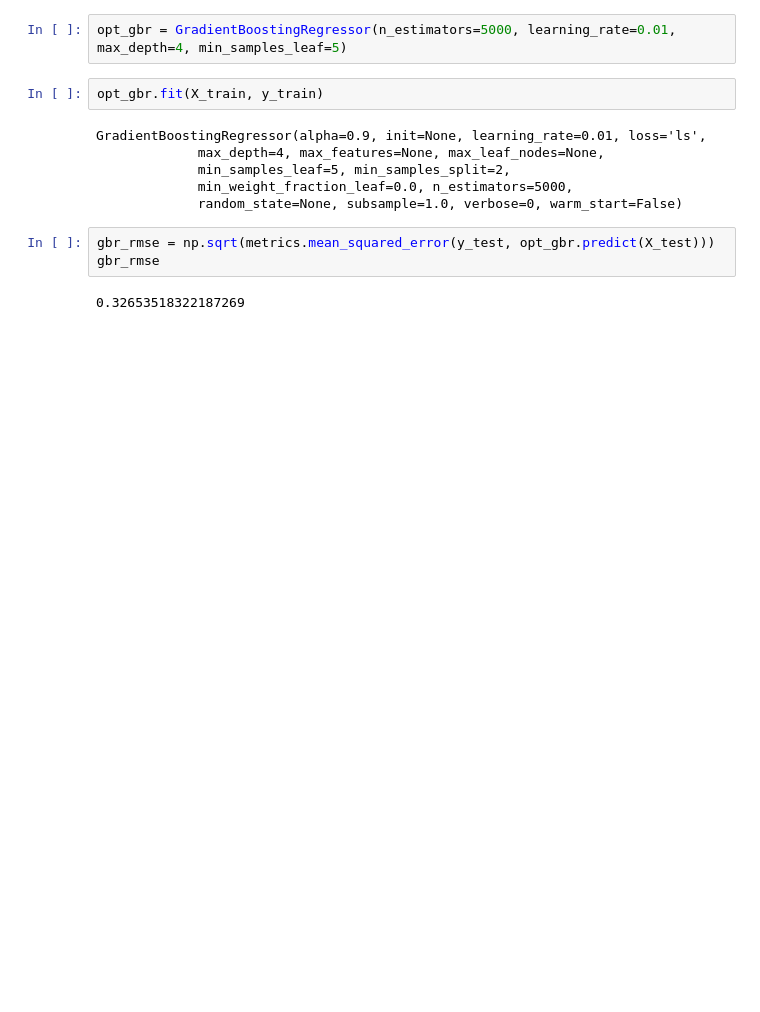
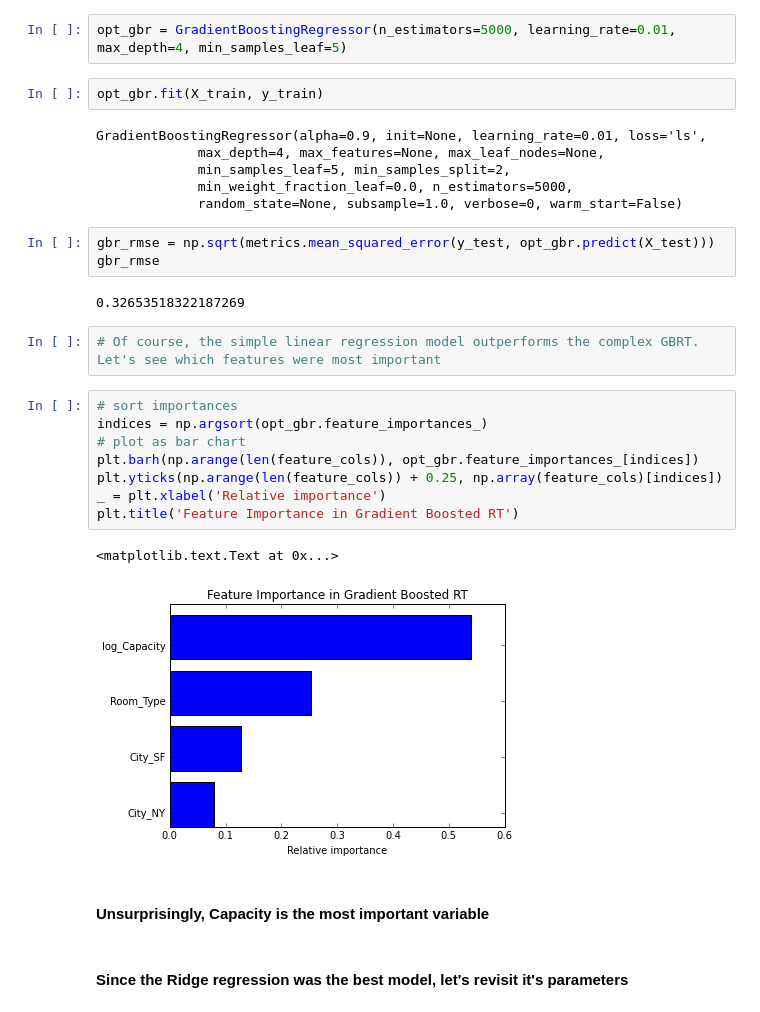
Before and after one commit to peacing/bkds-datachallenge-singman-paul, a Jupyter notebook: case-study-writeup.ipynb, the cells around one changed output. Drawn from its saved outputs; the diff is of its cells as text; blank space fills up the shorter version.

```diff
--- a/case-study-writeup.ipynb
+++ b/case-study-writeup.ipynb
@@ -295,3 +292,20 @@ gbr_rmse = np.sqrt(metrics.mean_squared_error(y_test, opt_gbr.predict(X_test)))
 gbr_rmse
 # %% [output]
 0.32653518322187269
+# %%
+# Of course, the simple linear regression model outperforms the complex GBRT. Let's see which features were most important
+# %%
+# sort importances
+indices = np.argsort(opt_gbr.feature_importances_)
+# plot as bar chart
+plt.barh(np.arange(len(feature_cols)), opt_gbr.feature_importances_[indices])
+plt.yticks(np.arange(len(feature_cols)) + 0.25, np.array(feature_cols)[indices])
+_ = plt.xlabel('Relative importance')
+plt.title('Feature Importance in Gradient Boosted RT')
+# %% [output]
+<matplotlib.text.Text at 0x...>
+[figure, added]
+# %% [markdown]
+#### Unsurprisingly, Capacity is the most important variable
+# %% [markdown]
+#### Since the Ridge regression was the best model, let's revisit it's parameters
```
Also changed, not shown: parts of 6 cells of this notebook.
